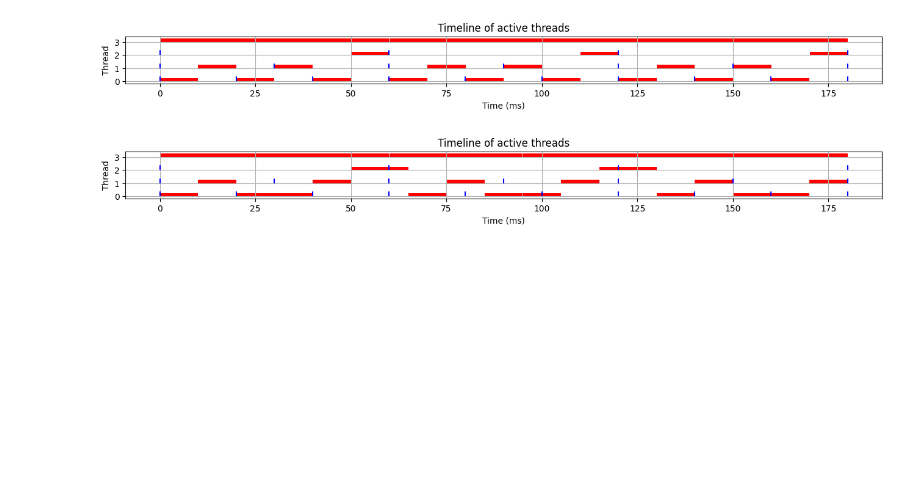
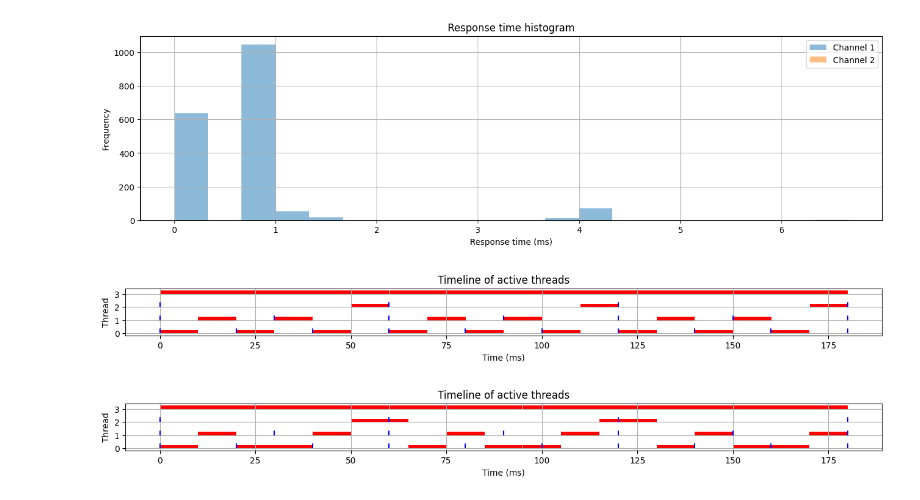
Before and after one commit to peacefighter1996/Real-Time-Systems-Logic-Analyzer-Data-Analisys, a Jupyter notebook: datasetparse.ipynb, the cells around one changed output. Drawn from its saved outputs; the diff is of its cells as text; code cells hidden in the pictures; blank space fills up the shorter version.

```diff
--- a/datasetparse.ipynb
+++ b/datasetparse.ipynb
@@ -1 +234,8 @@
+# %%
+data = read_logic_analyzer_data("./datasets/SyntDatasetConstant12_switches/digital.csv")
+activations = get_channel_activation_times(data, 1)
+plot_histogram_response_time(activations)
+plot_single_histogram_response_time(activations[0][:],0, 10000, 1)
+# %% [output]
+[figure, added]
 # %%
```
Also changed, not shown: parts of 5 cells of this notebook, 10 other files.
